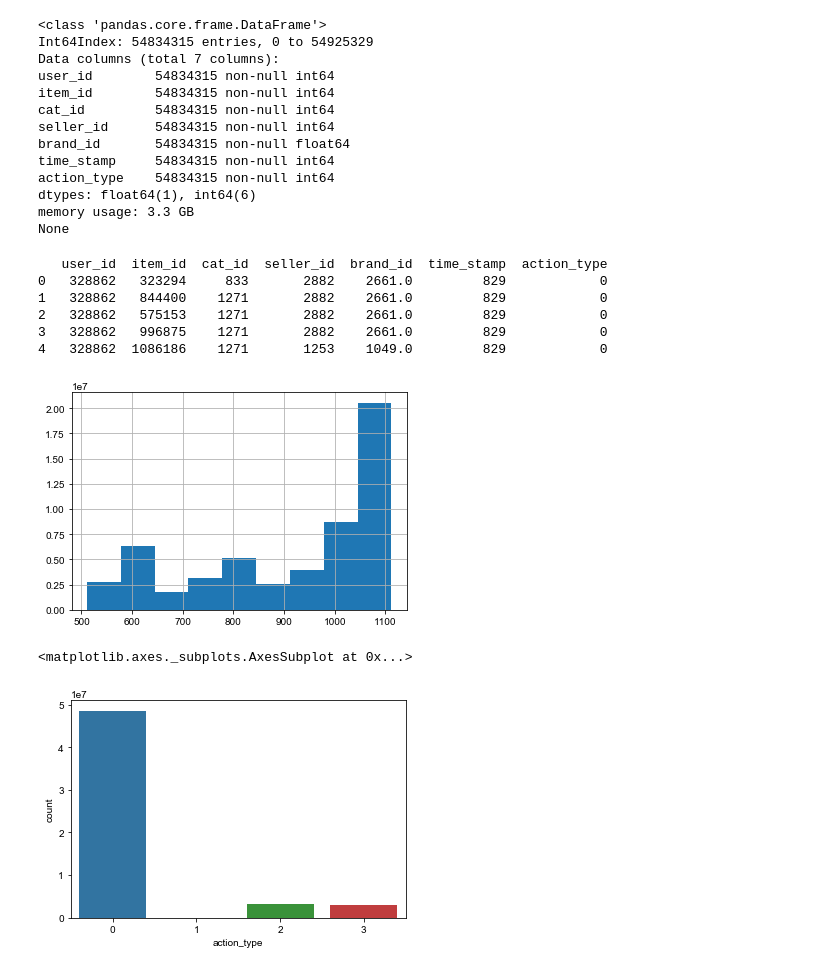
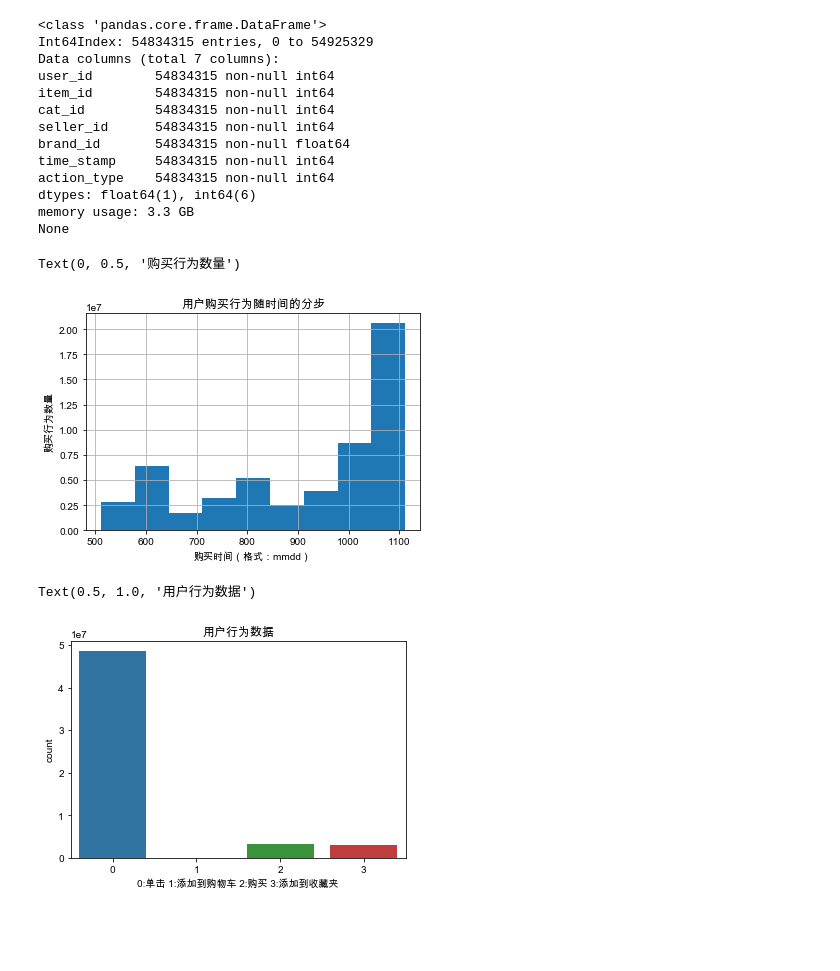
Before and after one commit to leowang7553/repeatBuyersPrediction, a Jupyter notebook: data_view.ipynb, the cells around one changed output. Saved outputs shown, nothing was run; the diff lists cells and outputs as text; code cells hidden in the pictures; blank space fills up the shorter version.

```diff
--- a/data_view.ipynb
+++ b/data_view.ipynb
@@ -118,19 +121,21 @@ memory usage: 3.3 GB
 None
 # %%
 # 用户购买行为数量随时间的分布
-df_user_log['time_stamp'].hist(bins = 9)
+action_time = df_user_log['time_stamp']
+action_time.hist(bins = 9)
+plt.title('用户购买行为随时间的分步')
+plt.xlabel('购买时间（格式：mmdd）')
+plt.ylabel('购买行为数量')
+# df_user_log['time_stamp']
 # %% [output]
-   user_id  item_id  cat_id  seller_id  brand_id  time_stamp  action_type
-0   328862   323294     833       2882    2661.0         829            0
-1   328862   844400    1271       2882    2661.0         829            0
-2   328862   575153    1271       2882    2661.0         829            0
-3   328862   996875    1271       2882    2661.0         829            0
-4   328862  1086186    1271       1253    1049.0         829            0
+Text(0, 0.5, '购买行为数量')
-[figure, old version]
+[figure, new version]
 # %%
 # 观察用户购买相关的行为
 # 包含{0, 1, 2, 3}，0表示单击，1表示添加到购物车，2表示购买，3表示添加到收藏夹
-sns.countplot(x = 'action_type', order = [0,1,2,3],data = df_user_log)
+ax_action_type = sns.countplot(x = 'action_type', order = [0,1,2,3],data = df_user_log)
+ax_action_type.set_xlabel('0:单击 1:添加到购物车 2:购买 3:添加到收藏夹')
+ax_action_type.set_title('用户行为数据')
 # %% [output]
-<matplotlib.axes._subplots.AxesSubplot at 0x...>
+Text(0.5, 1.0, '用户行为数据')
-[figure, old version]
+[figure, new version]
```
Also changed, not shown: parts of 11 cells of this notebook, 6 other files.
